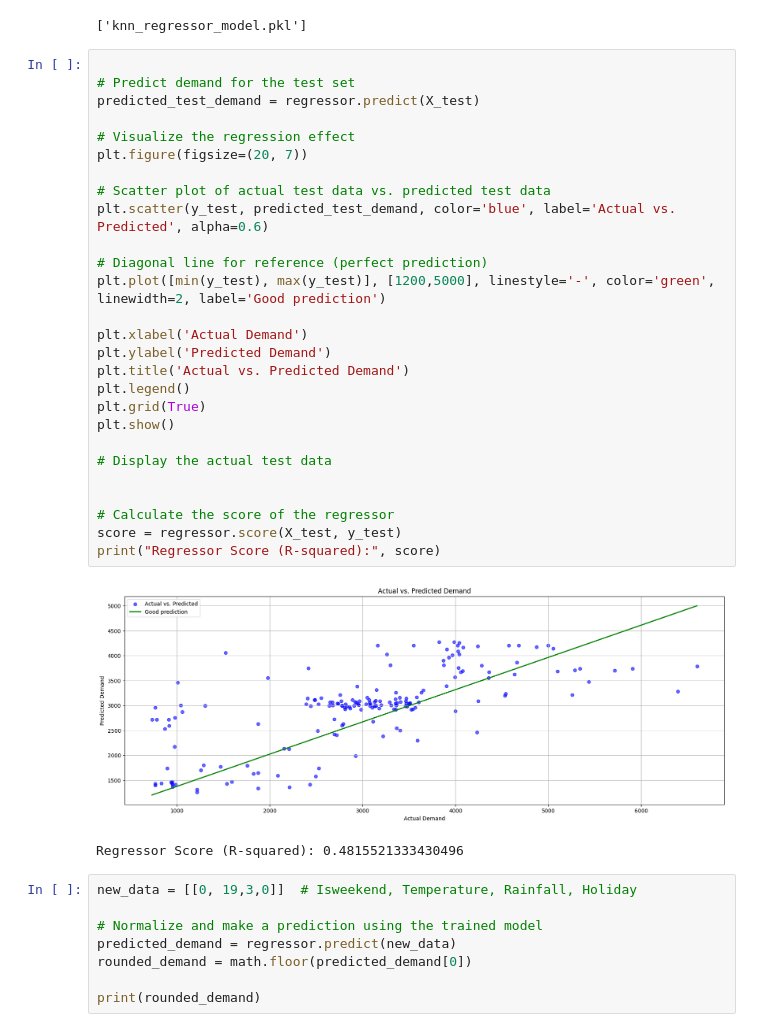
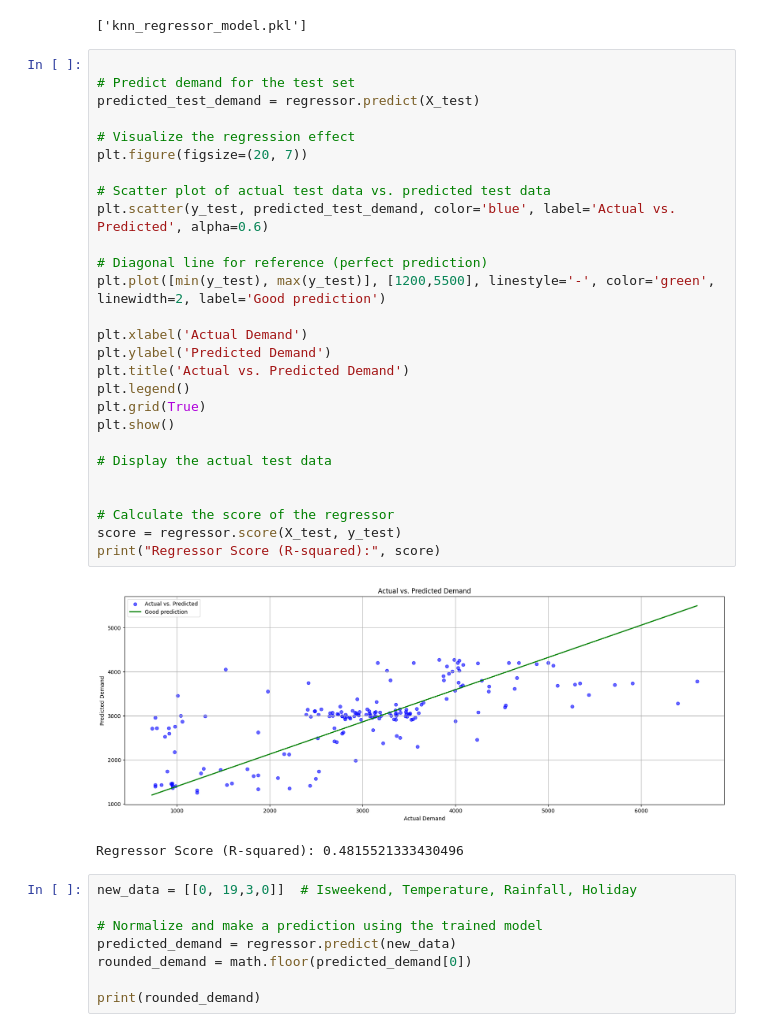
Before and after one commit to tom0411/BAD-Project, a Jupyter notebook: knnRgression.ipynb, the cells around one changed output. Cells and saved outputs as stored; diff of their text form.

```diff
--- a/knnRgression.ipynb
+++ b/knnRgression.ipynb
@@ -67,32 +65,32 @@ joblib.dump(regressor, 'knn_regressor_model.pkl')
 # %%
 
 # Predict demand for the test set
 predicted_test_demand = regressor.predict(X_test)
 
 # Visualize the regression effect
 plt.figure(figsize=(20, 7))
 
 # Scatter plot of actual test data vs. predicted test data
 plt.scatter(y_test, predicted_test_demand, color='blue', label='Actual vs. Predicted', alpha=0.6)
 
 # Diagonal line for reference (perfect prediction)
-plt.plot([min(y_test), max(y_test)], [1200,5000], linestyle='-', color='green', linewidth=2, label='Good prediction')
+plt.plot([min(y_test), max(y_test)], [1200,5500], linestyle='-', color='green', linewidth=2, label='Good prediction')
 
 plt.xlabel('Actual Demand')
 plt.ylabel('Predicted Demand')
 plt.title('Actual vs. Predicted Demand')
 plt.legend()
 plt.grid(True)
 plt.show()
 
 # Display the actual test data
 
 
 # Calculate the score of the regressor
 score = regressor.score(X_test, y_test)
 print("Regressor Score (R-squared):", score)
 # %% [output]
-[figure, old version]
+[figure, new version]
 Regressor Score (R-squared): 0.4815521333430496
 # %%
 new_data = [[0, 19,3,0]]  # Isweekend, Temperature, Rainfall, Holiday
```
Also changed, not shown: parts of 2 cells of this notebook, 1 other file.
